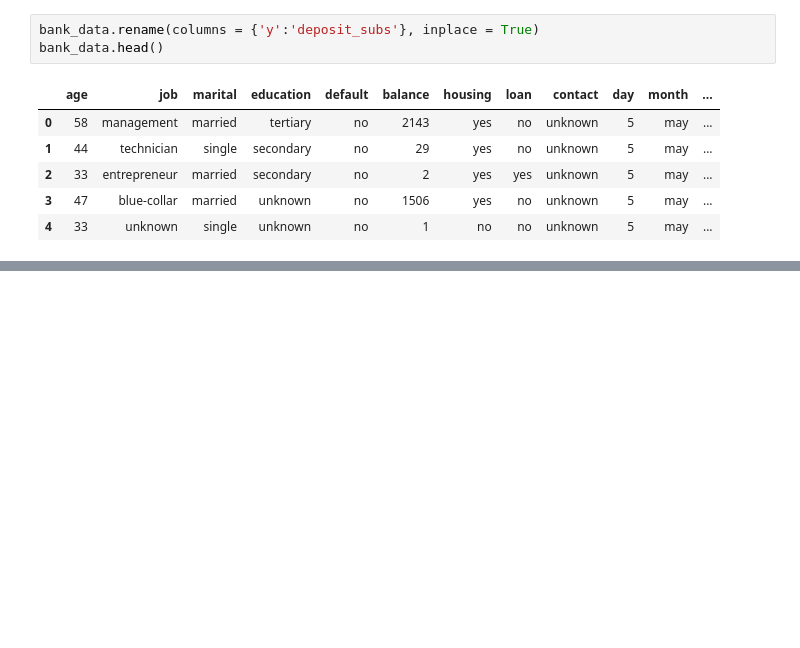
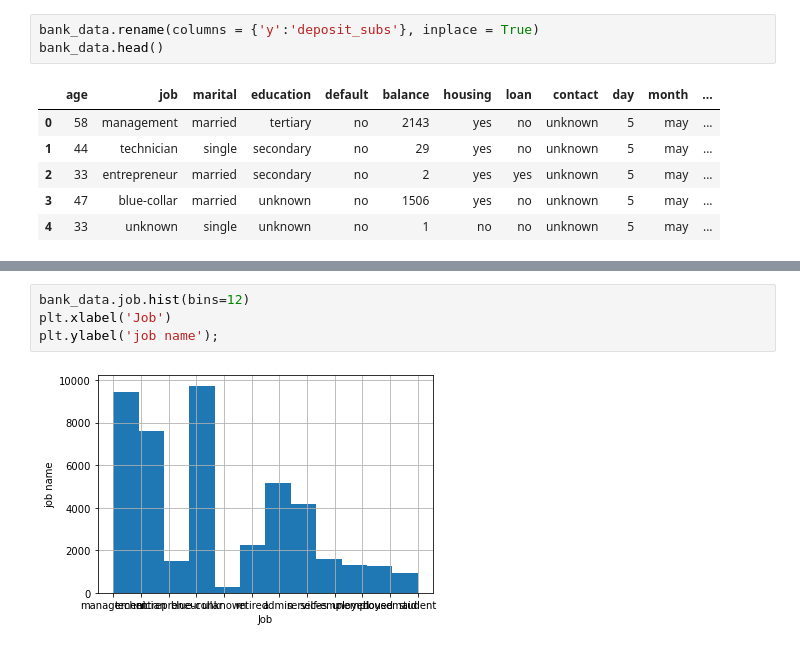
Before and after one commit to YaroslavaD/PortugueseBank, a Jupyter notebook: Portuguese bank.ipynb, the cells around one changed output, grey strips where cells are left out. Drawn from its saved outputs; the diff is of its cells as text; blank space fills up the shorter version.

```diff
--- a/Portuguese bank.ipynb
+++ b/Portuguese bank.ipynb
@@ -220,0 +279,6 @@ bank_data.head()
+# %%
+bank_data.job.hist(bins=12)
+plt.xlabel('Job')
+plt.ylabel('job name');
+# %% [output]
+[figure, added]
```
Also changed, not shown: parts of 22 cells of this notebook.
